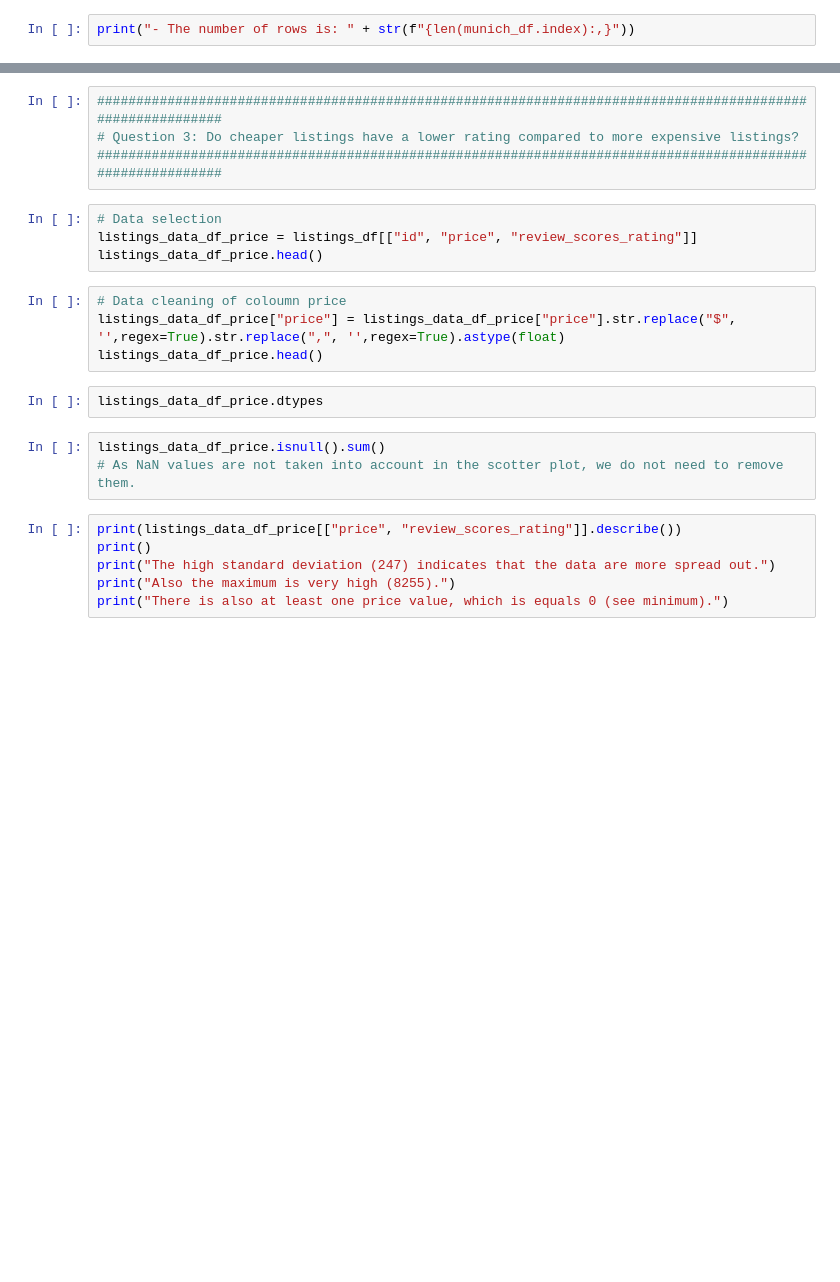
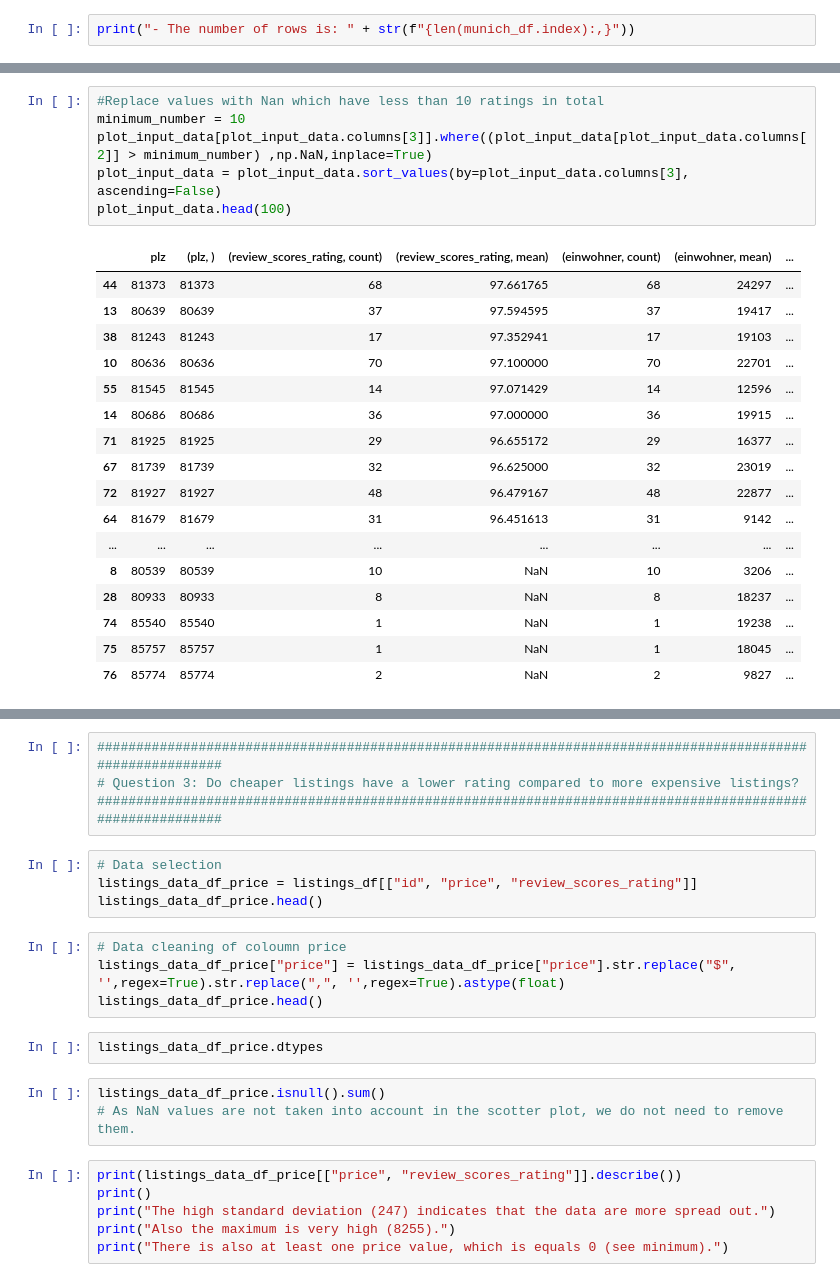
Before and after one commit to AliceSchuster/Udacity_Project_1, a Jupyter notebook: udacity_project_1.ipynb, the cells around one changed output, grey strips where cells are left out. Saved outputs shown, nothing was run; the diff lists cells and outputs as text; blank space fills up the shorter version.

```diff
--- a/udacity_project_1.ipynb
+++ b/udacity_project_1.ipynb
@@ -260,3 +455,27 @@ plot_input_data.head(100)
+# %%
+#Replace values with Nan which have less than 10 ratings in total
+minimum_number = 10
+plot_input_data[plot_input_data.columns[3]].where((plot_input_data[plot_input_data.columns[2]] > minimum_number) ,np.NaN,inplace=True)
+plot_input_data = plot_input_data.sort_values(by=plot_input_data.columns[3], ascending=False)
+plot_input_data.head(100)
+# %% [output]
+|  | plz | (plz, ) | (review_scores_rating, count) | (review_scores_rating, mean) | (einwohner, count) | (einwohner, mean) | ... |
+| 44 | 81373 | 81373 | 68 | 97.661765 | 68 | 24297 | ... |
+| 13 | 80639 | 80639 | 37 | 97.594595 | 37 | 19417 | ... |
+| 38 | 81243 | 81243 | 17 | 97.352941 | 17 | 19103 | ... |
+| 10 | 80636 | 80636 | 70 | 97.100000 | 70 | 22701 | ... |
+| 55 | 81545 | 81545 | 14 | 97.071429 | 14 | 12596 | ... |
+| 14 | 80686 | 80686 | 36 | 97.000000 | 36 | 19915 | ... |
+| 71 | 81925 | 81925 | 29 | 96.655172 | 29 | 16377 | ... |
+| 67 | 81739 | 81739 | 32 | 96.625000 | 32 | 23019 | ... |
+| 72 | 81927 | 81927 | 48 | 96.479167 | 48 | 22877 | ... |
+| 64 | 81679 | 81679 | 31 | 96.451613 | 31 | 9142 | ... |
+| ... | ... | ... | ... | ... | ... | ... | ... |
+| 8 | 80539 | 80539 | 10 | NaN | 10 | 3206 | ... |
+| 28 | 80933 | 80933 | 8 | NaN | 8 | 18237 | ... |
+| 74 | 85540 | 85540 | 1 | NaN | 1 | 19238 | ... |
+| 75 | 85757 | 85757 | 1 | NaN | 1 | 18045 | ... |
+| 76 | 85774 | 85774 | 2 | NaN | 2 | 9827 | ... |
 # %%
 from geopandas import GeoDataFrame
 # Create the plot
```
Also changed, not shown: parts of 26 cells of this notebook.
